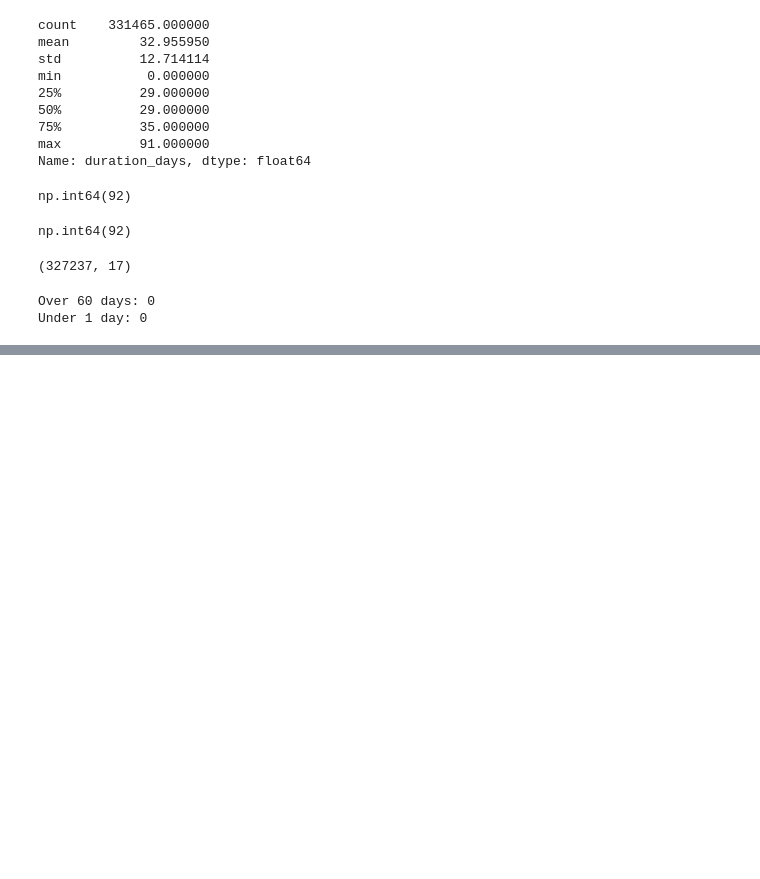
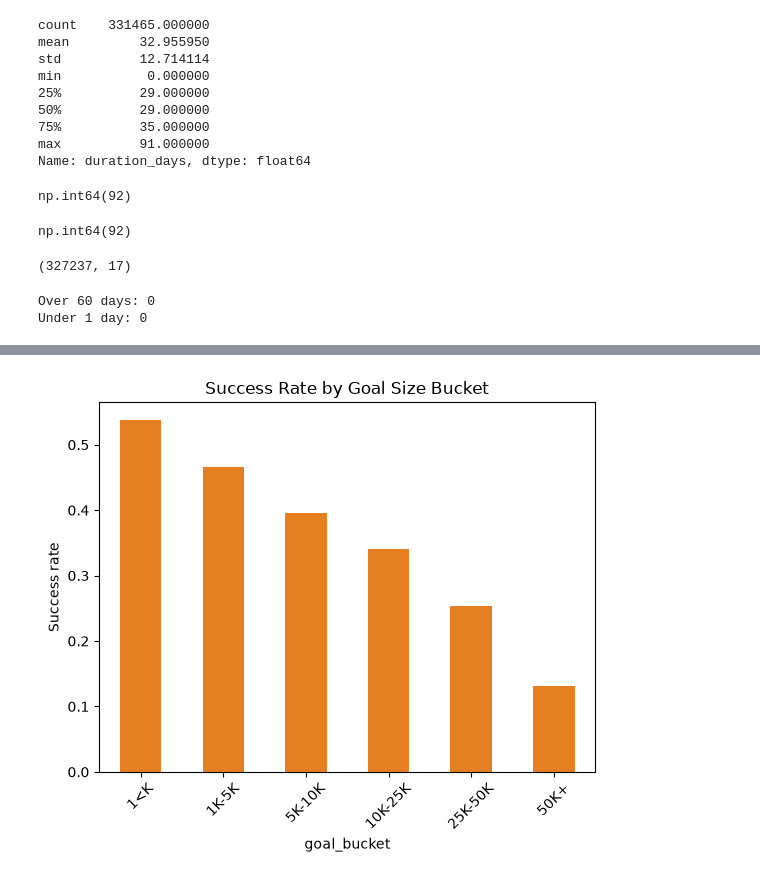
Before and after one commit to Soumya-205/WillItFund, a Jupyter notebook: notebooks/01_explorarion.ipynb, the cells around one changed output, grey strips where cells are left out. Cells and saved outputs as stored; diff of their text form; code cells hidden in the pictures; blank space fills up the shorter version.

```diff
--- a/notebooks/01_explorarion.ipynb
+++ b/notebooks/01_explorarion.ipynb
@@ -226,0 +256,8 @@ Under 1 day: 0
+# %%
+df_clean["goal_bucket"]=pd.cut(
+    df_clean["usd_goal_real"],
+    bins=[0, 1000, 5000, 10000, 25000, 50000, float("inf")],
+    labels=["1<K", "1K-5K", "5K-10K", "10K-25K", "25K-50K", "50K+"]
+)
+goal_success=df_clean.groupby("goal_bucket")["target"].mean()
+goal_success
@@ -226,0 +273,8 @@ Under 1 day: 0
+# %%
+goal_success.plot(kind="bar", color="#e67e22")
+plt.ylabel("Success rate")
+plt.title("Success Rate by Goal Size Bucket")
+plt.xticks(rotation=45)
+plt.show()
+# %% [output]
+[figure, added]
```
Also changed, not shown: parts of 5 cells of this notebook.
